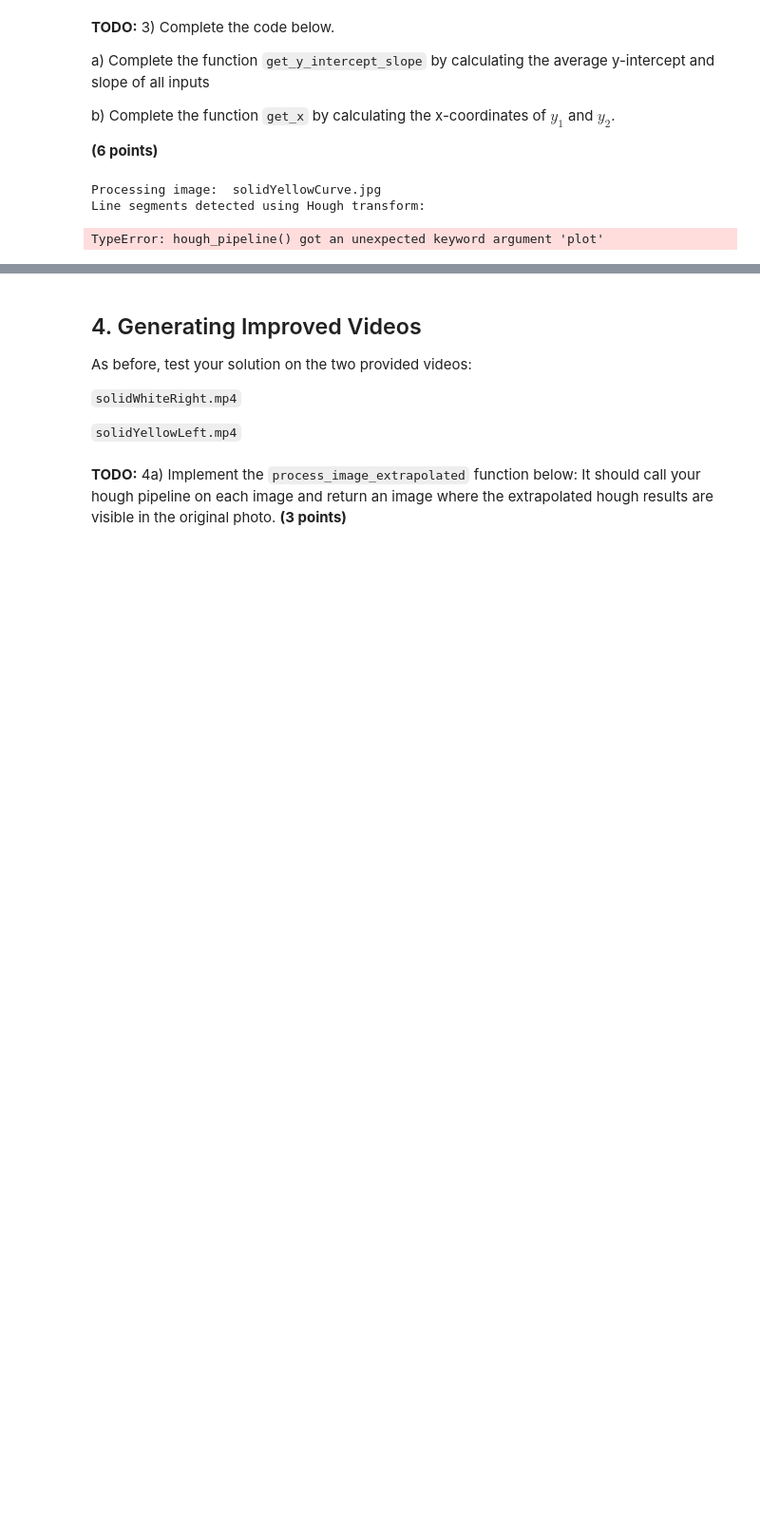
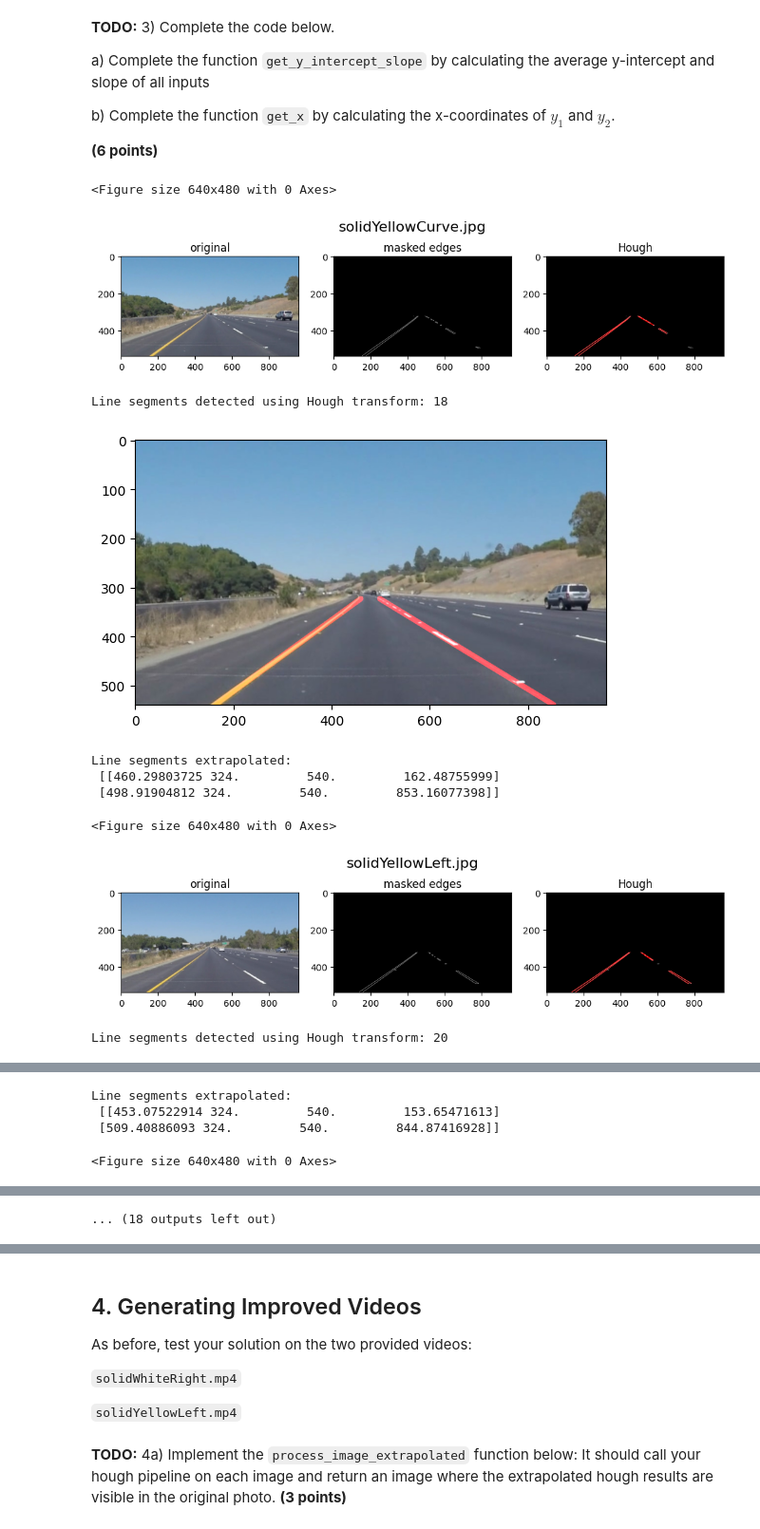
Before and after one commit to hai5rt/MMA-Mustererkennung, a Jupyter notebook: Project_LaneDetection__starter.ipynb, the cells around one changed output, grey strips where cells are left out. Shown at 95% size. Cells and saved outputs as stored; diff of their text form; code cells hidden in the pictures; blank space fills up the shorter version.

```diff
--- a/Project_LaneDetection__starter.ipynb
+++ b/Project_LaneDetection__starter.ipynb
@@ -645,7 +384,7 @@ def get_y_intercept_slope(lane_lines, slopes):
     # Remove invalid slopes
     valid_mask = (~np.isnan(slopes)) & (~np.isinf(slopes))
     slopes = slopes[valid_mask]
-    # lane_lines = lane_lines[valid_mask] # wenn wir slopes für Senkrechten und Waagrechten aus der Liste entfernen, dann auch die zugehörigen Linien
+    lane_lines = lane_lines[valid_mask] # wenn wir slopes für Senkrechten und Waagrechten aus der Liste entfernen, dann auch die zugehörigen Linien
 
     # Reshape the lines from (N, 4) to (N*2, 2)
     # where N is the number of lines and 4 is the number of coordinates for each line
@@ -728,17 +467,31 @@ def extrapolate_lines(img, lines, plot=True, color=[255, 0, 0], thickness=10):
     if plot:
         plt.imshow(img_lanes_extrapolated)
         plt.show()
-    return img_lanes_extrapolated
+    # ------------------------------------------------------
+    # Modified code to return the extrapolated lines
+    # ------------------------------------------------------
+    extrapolated_lines = np.array([[left_x1,  y_min, img.shape[0], left_x2],
+                               [right_x1, y_min, img.shape[0], right_x2]],
+                              dtype=float)
+
+    return img_lanes_extrapolated, extrapolated_lines
 # %%
 # Loop over test images and apply the pipeline
 for img_name in os.listdir("test_images/"):
-    print("Processing image: ", img_name)
+    #print("Processing image: ", img_name)
     img = mpimg.imread("test_images/" + img_name)
-    print("Line segments detected using Hough transform:")
-    img_masked_edges, img_lanes, lines = hough_pipeline(img, plot=True)
-    print("Line segments extrapolated:")
-    img_lanes_extrapolated = extrapolate_lines(img, lines, plot=True, color=[255, 0, 0], thickness=10)
+    img_masked_edges, img_lanes, lines = hough_pipeline(img, plot=True, title=img_name)
+    print("Line segments detected using Hough transform:", len(lines))
+    img_lanes_extrapolated, extr_lines = extrapolate_lines(img, lines, plot=True, color=[255, 0, 0], thickness=10)
+    print("Line segments extrapolated:\n", extr_lines)
 # %% [output]
-Processing image:  solidYellowCurve.jpg
-Line segments detected using Hough transform:
+<Figure size 640x480 with 0 Axes>
+[figure, added]
-TypeError: hough_pipeline() got an unexpected keyword argument 'plot'
+Line segments detected using Hough transform: 18
+[figure, added]
+Line segments extrapolated:
+ [[460.29803725 324.         540.         162.48755999]
+ [498.91904812 324.         540.         853.16077398]]
+<Figure size 640x480 with 0 Axes>
+[figure, added]
+Line segments detected using Hough transform: 20
@@ -744,0 +499,4 @@ TypeError: hough_pipeline() got an unexpected keyword argument 'plot'
+Line segments extrapolated:
+ [[453.07522914 324.         540.         153.65471613]
+ [509.40886093 324.         540.         844.87416928]]
+<Figure size 640x480 with 0 Axes>
@@ -744,0 +504 @@ TypeError: hough_pipeline() got an unexpected keyword argument 'plot'
+... (18 outputs left out)
```
Also changed, not shown: parts of 17 cells of this notebook.
